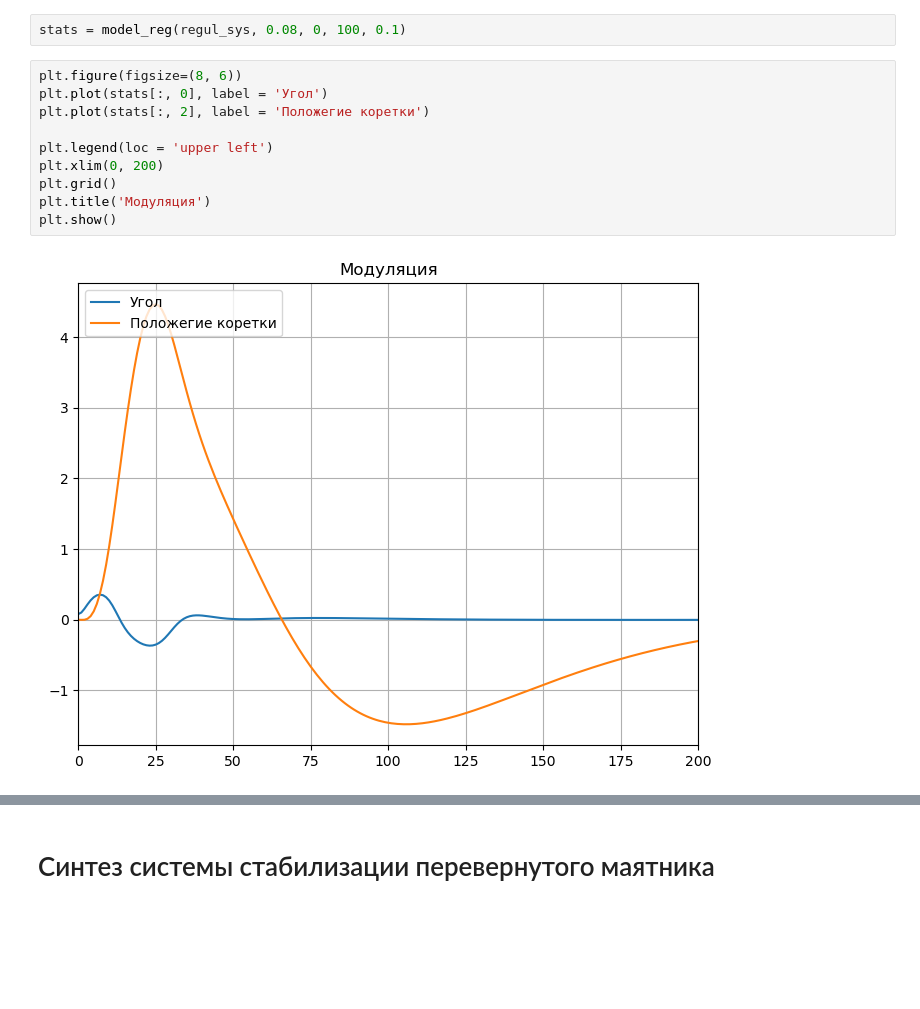
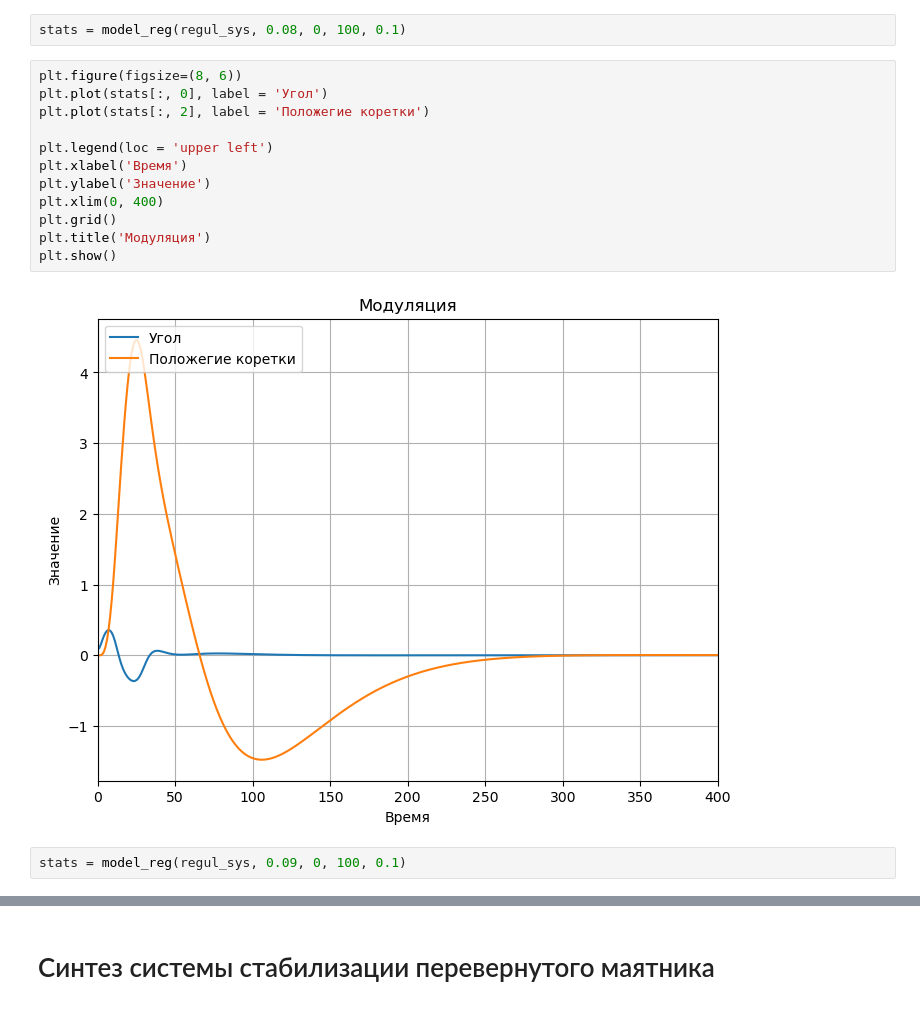
Before and after one commit to Filip-GG/TAU, a Jupyter notebook: kurs/main.ipynb, the cells around one changed output, grey strips where cells are left out. Cells and saved outputs as stored; diff of their text form; blank space fills up the shorter version.

```diff
--- a/kurs/main.ipynb
+++ b/kurs/main.ipynb
@@ -464,12 +468,16 @@ stats = model_reg(regul_sys, 0.08, 0, 100, 0.1)
 # %%
 plt.figure(figsize=(8, 6))
 plt.plot(stats[:, 0], label = 'Угол')
 plt.plot(stats[:, 2], label = 'Положегие коретки')
 
 plt.legend(loc = 'upper left')
-plt.xlim(0, 200)
+plt.xlabel('Время')
+plt.ylabel('Значение')
+plt.xlim(0, 400)
 plt.grid()
 plt.title('Модуляция')
 plt.show()
 # %% [output]
-[figure, old version]
+[figure, new version]
+# %%
+stats = model_reg(regul_sys, 0.09, 0, 100, 0.1)
```
Also changed, not shown: parts of 7 cells of this notebook, 2 other files.
